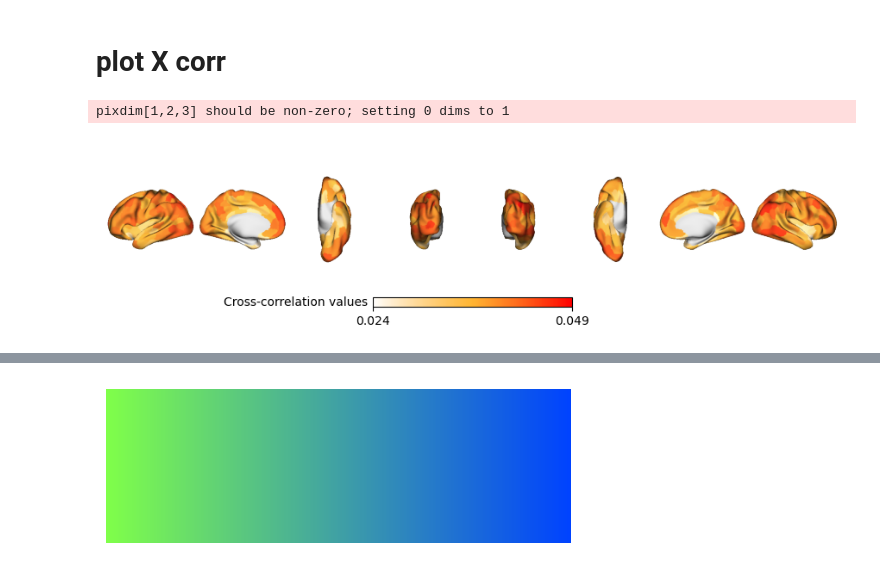
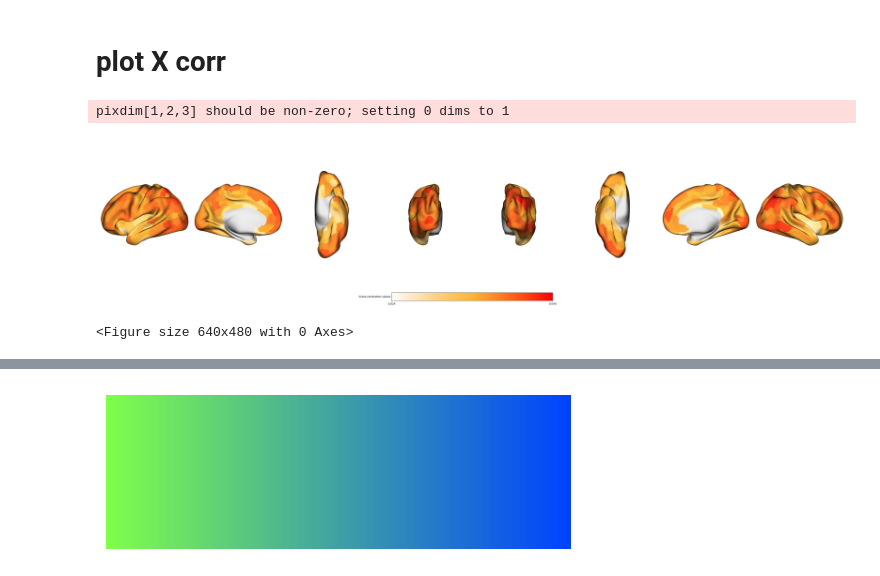
Before and after one commit to jungheejung/spacetop_biopac, a Jupyter notebook: scripts/p05_xcorr/c02_plotxcorr_sandbox_noZ.ipynb, the cells around one changed output, grey strips where cells are left out. Drawn from its saved outputs; the diff is of its cells as text; code cells hidden in the pictures.

```diff
--- a/scripts/p05_xcorr/c02_plotxcorr_sandbox_noZ.ipynb
+++ b/scripts/p05_xcorr/c02_plotxcorr_sandbox_noZ.ipynb
@@ -89,7 +89,7 @@ def plot_brain_surfaces(image, cbar_label='INSERT LABEL', cmap='viridis', color_
 
     p = Plot(surf_lh=lh_fslr,
              surf_rh=rh_fslr,
-             size=(1000, 200),
+             size=(5000, 1000),
              zoom=1.2, layout='row',
              views=['lateral', 'medial', 'ventral', 'posterior'],
              mirror_views=True, brightness=.7)
@@ -171,4 +171,7 @@ frequency
 frequency.run_freq.min()
 # %% [output]
 1.0
+# %%
+plt.rcParams['font.family'] = 'Arial'
+plt.rcParams['font.size'] = 10
 # %%
@@ -279,12 +379,14 @@ plt.show()
 # %%
 schaefer = nntdata.fetch_schaefer2018('fslr32k')['400Parcels7Networks']
 parc = Parcellater(dlabel_to_gifti(schaefer), 'fsLR')
 roi_xcorr = group_level_avg['Avg_Max_Corr_Value']
 roidata = parc.inverse_transform(roi_xcorr)
 
 maxval = np.max(roi_xcorr);    minval = np.min(roi_xcorr); sd = np.std(roi_xcorr)
-plot_brain_surfaces(image=roidata, cbar_label='Cross-correlation values', cmap=xcorr_cmap, color_range=(minval, maxval))
+fig = plot_brain_surfaces(image=roidata, cbar_label='Cross-correlation values', cmap=xcorr_cmap, color_range=(minval, maxval))
 plt.show()
+plt.savefig('Xcorr.png', dpi=300)  # Increase DPI for higher resolution
 # %% [output]
 pixdim[1,2,3] should be non-zero; setting 0 dims to 1
-[figure, old version]
+[figure, new version]
+<Figure size 640x480 with 0 Axes>
```
Also changed, not shown: parts of 11 cells of this notebook.
